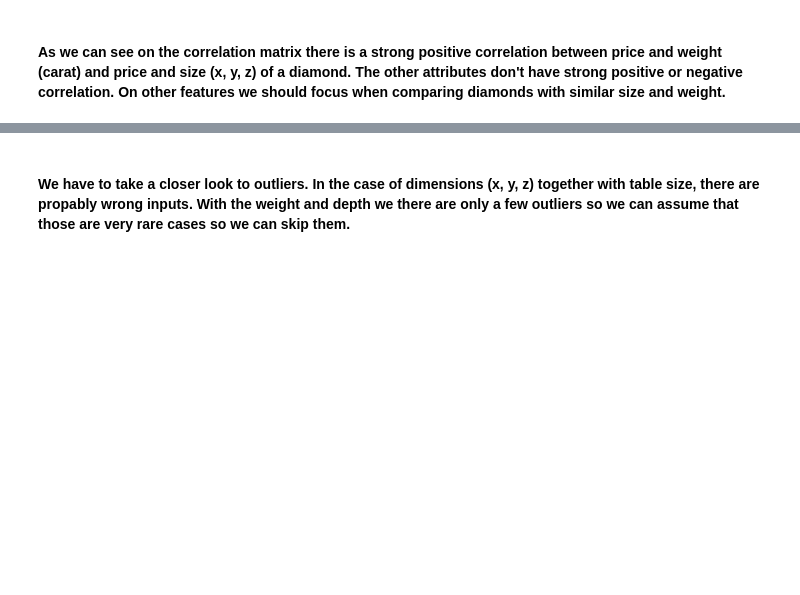
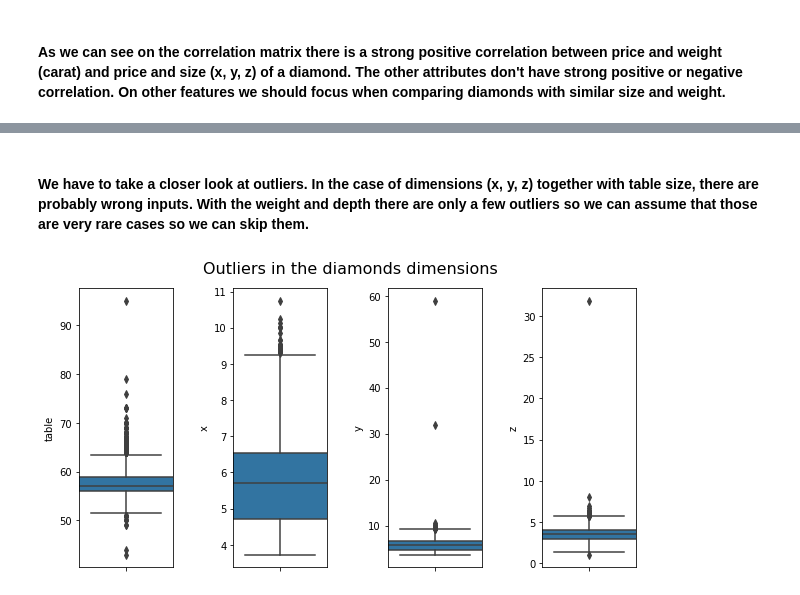
Before and after one commit to tomasz-urban/ML-projects, a Jupyter notebook: diamonds/Diamonds.ipynb, the cells around one changed output, grey strips where cells are left out. Saved outputs shown, nothing was run; the diff lists cells and outputs as text; code cells hidden in the pictures; blank space fills up the shorter version.

Commit message:
outliers + model evaluation

```diff
--- a/diamonds/Diamonds.ipynb
+++ b/diamonds/Diamonds.ipynb
@@ -162,2 +281,13 @@ ax5.set(title="Price vs z-depth dimension",
 # %% [markdown]
-#### We have to take a closer look to outliers. In the case of dimensions (x, y, z) together with table size, there are propably wrong inputs. With the weight and depth we there are only a few outliers so we can assume that those are very rare cases so we can skip them.
+#### We have to take a closer look at outliers. In the case of dimensions (x, y, z) together with table size, there are probably wrong inputs. With the weight and depth there are only a few outliers so we can assume that those are very rare cases so we can skip them.
+# %%
+names=['table', 'x', 'y', 'z']
+ncols=len(names)
+fig, ax = plt.subplots(1, ncols, figsize=(9,5))
+fig.tight_layout(pad=3.0)
+fig.suptitle('Outliers in the diamonds dimensions', fontsize=16)
+
+for name, ax in zip(names, ax):
+    sns.boxplot(y=name, data=df, ax=ax, width=1.5)
+# %% [output]
+[figure, added]
```
Also changed, not shown: parts of 22 cells of this notebook.
